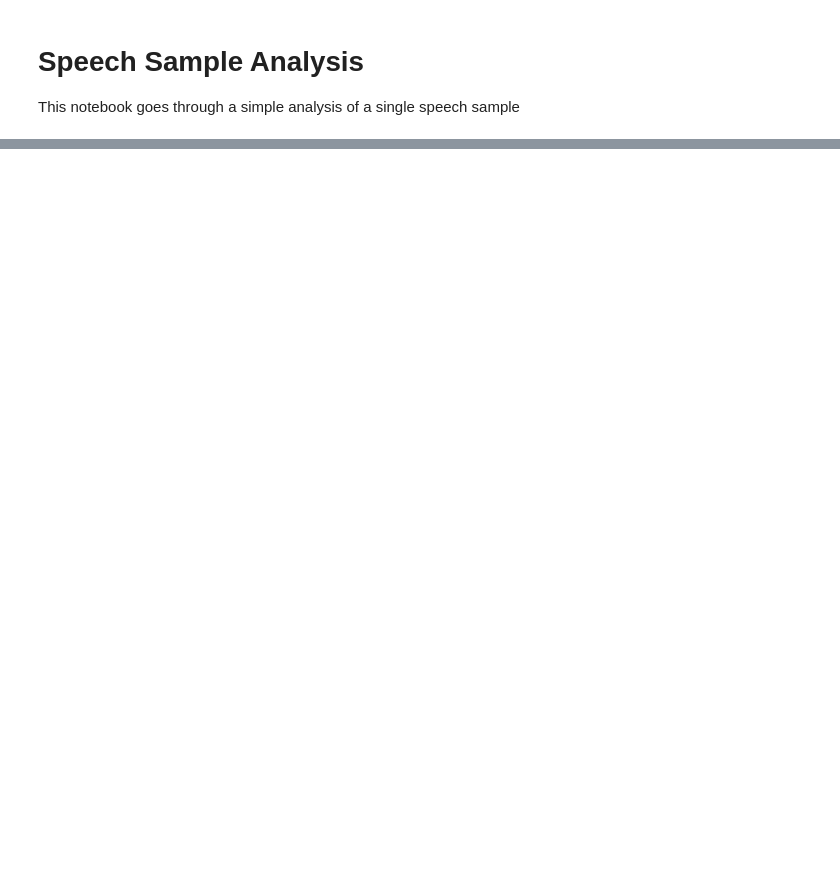
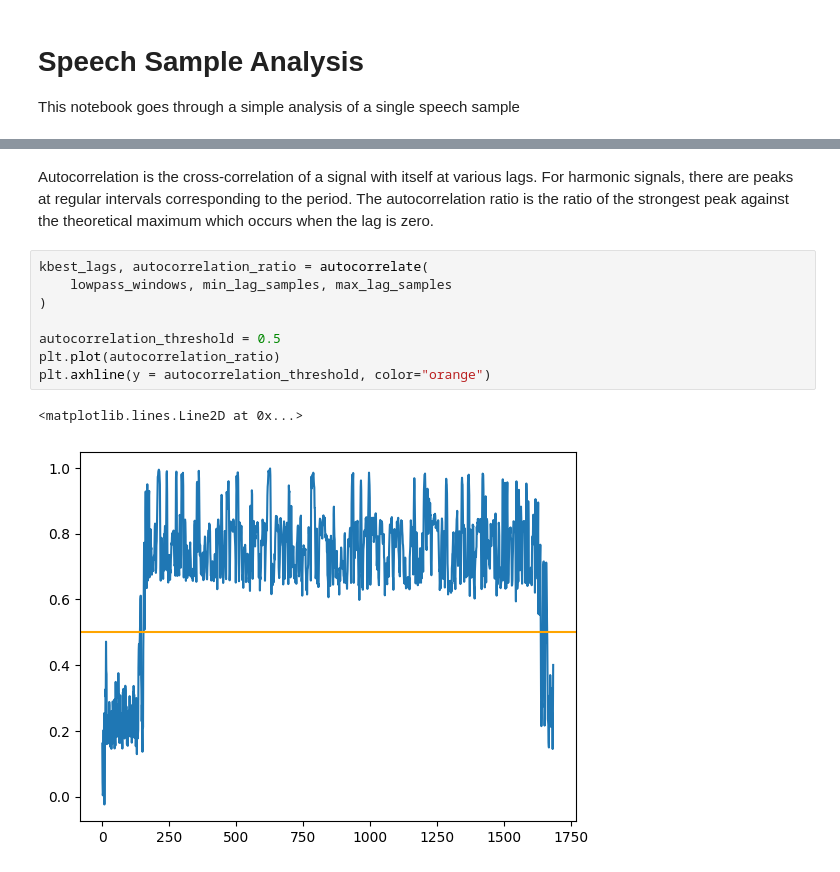
Before and after one commit to pplantinga/ParkinsonSpeechAI, a Jupyter notebook: voice-analysis.ipynb, the cells around one changed output, grey strips where cells are left out. Drawn from its saved outputs; the diff is of its cells as text; blank space fills up the shorter version.

```diff
--- a/voice-analysis.ipynb
+++ b/voice-analysis.ipynb
@@ -13,0 +63,16 @@ f0, voiced, jitter, shimmer, hnr = vocal_characteristics(audio.squeeze(), sample
+# %% [markdown]
+Autocorrelation is the cross-correlation of a signal with itself at various lags.
+For harmonic signals, there are peaks at regular intervals corresponding to the period.
+The autocorrelation ratio is the ratio of the strongest peak against the theoretical maximum
+which occurs when the lag is zero.
+# %%
+kbest_lags, autocorrelation_ratio = autocorrelate(
+    lowpass_windows, min_lag_samples, max_lag_samples
+)
+
+autocorrelation_threshold = 0.5
+plt.plot(autocorrelation_ratio)
+plt.axhline(y = autocorrelation_threshold, color="orange")
+# %% [output]
+<matplotlib.lines.Line2D at 0x...>
+[figure, added]
```
Also changed, not shown: parts of 19 cells of this notebook, 1 other file.
